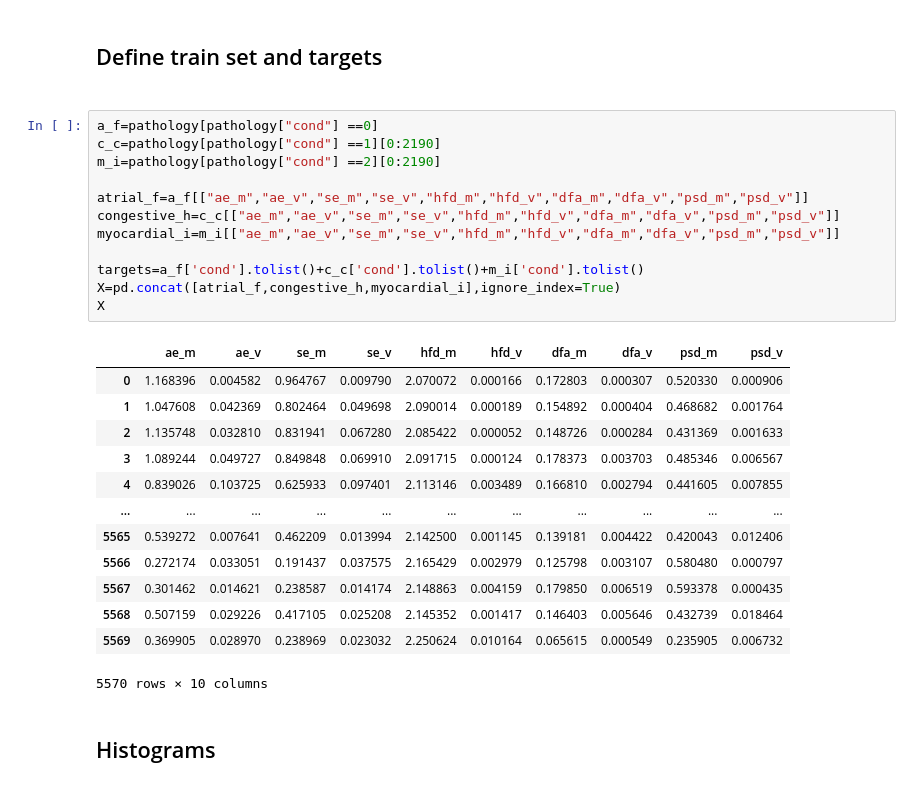
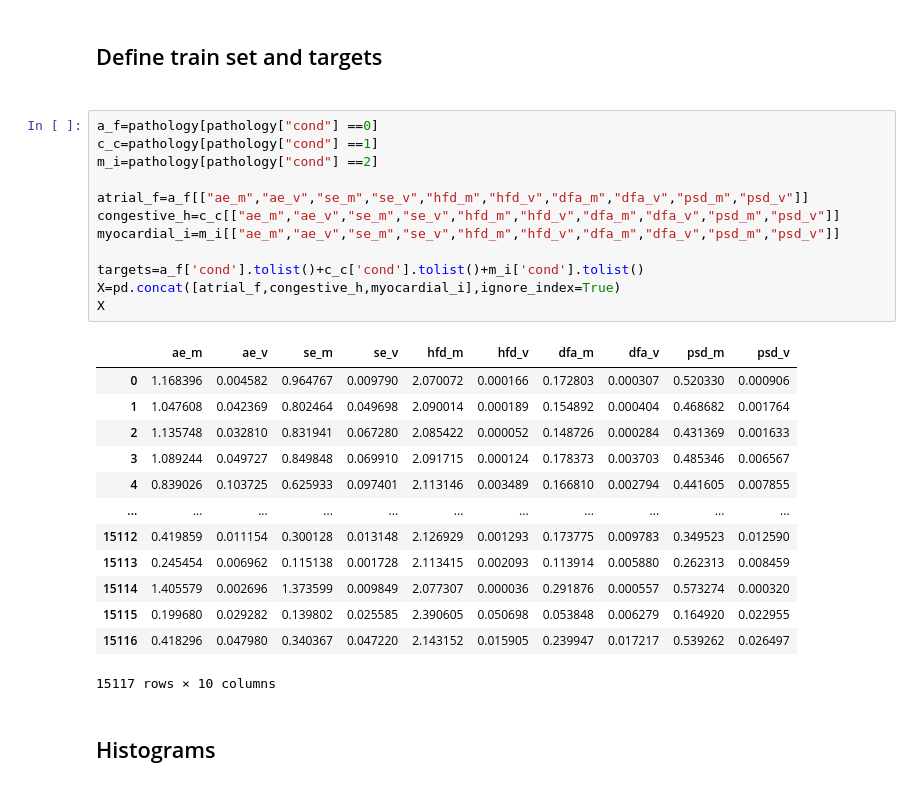
Before and after one commit to AlanPalomino/TTB_2020_2_13, a Jupyter notebook: Classification.ipynb, the cells around one changed output. Drawn from its saved outputs; the diff is of its cells as text.

```diff
--- a/Classification.ipynb
+++ b/Classification.ipynb
@@ -51,30 +51,30 @@ pathology[0:13619]
 <h2>Define train set and targets<h2>
 # %%
 a_f=pathology[pathology["cond"] ==0]
-c_c=pathology[pathology["cond"] ==1][0:2190]
-m_i=pathology[pathology["cond"] ==2][0:2190]
+c_c=pathology[pathology["cond"] ==1]
+m_i=pathology[pathology["cond"] ==2]
 
 atrial_f=a_f[["ae_m","ae_v","se_m","se_v","hfd_m","hfd_v","dfa_m","dfa_v","psd_m","psd_v"]]
 congestive_h=c_c[["ae_m","ae_v","se_m","se_v","hfd_m","hfd_v","dfa_m","dfa_v","psd_m","psd_v"]]
 myocardial_i=m_i[["ae_m","ae_v","se_m","se_v","hfd_m","hfd_v","dfa_m","dfa_v","psd_m","psd_v"]]
 
 targets=a_f['cond'].tolist()+c_c['cond'].tolist()+m_i['cond'].tolist()
 X=pd.concat([atrial_f,congestive_h,myocardial_i],ignore_index=True)
 X
 # %% [output]
 |  | ae_m | ae_v | se_m | se_v | hfd_m | hfd_v | dfa_m | dfa_v | psd_m | psd_v |
 | 0 | 1.168396 | 0.004582 | 0.964767 | 0.009790 | 2.070072 | 0.000166 | 0.172803 | 0.000307 | 0.520330 | 0.000906 |
 | 1 | 1.047608 | 0.042369 | 0.802464 | 0.049698 | 2.090014 | 0.000189 | 0.154892 | 0.000404 | 0.468682 | 0.001764 |
 | 2 | 1.135748 | 0.032810 | 0.831941 | 0.067280 | 2.085422 | 0.000052 | 0.148726 | 0.000284 | 0.431369 | 0.001633 |
 | 3 | 1.089244 | 0.049727 | 0.849848 | 0.069910 | 2.091715 | 0.000124 | 0.178373 | 0.003703 | 0.485346 | 0.006567 |
 | 4 | 0.839026 | 0.103725 | 0.625933 | 0.097401 | 2.113146 | 0.003489 | 0.166810 | 0.002794 | 0.441605 | 0.007855 |
 | ... | ... | ... | ... | ... | ... | ... | ... | ... | ... | ... |
-| 5565 | 0.539272 | 0.007641 | 0.462209 | 0.013994 | 2.142500 | 0.001145 | 0.139181 | 0.004422 | 0.420043 | 0.012406 |
-| 5566 | 0.272174 | 0.033051 | 0.191437 | 0.037575 | 2.165429 | 0.002979 | 0.125798 | 0.003107 | 0.580480 | 0.000797 |
-| 5567 | 0.301462 | 0.014621 | 0.238587 | 0.014174 | 2.148863 | 0.004159 | 0.179850 | 0.006519 | 0.593378 | 0.000435 |
-| 5568 | 0.507159 | 0.029226 | 0.417105 | 0.025208 | 2.145352 | 0.001417 | 0.146403 | 0.005646 | 0.432739 | 0.018464 |
-| 5569 | 0.369905 | 0.028970 | 0.238969 | 0.023032 | 2.250624 | 0.010164 | 0.065615 | 0.000549 | 0.235905 | 0.006732 |
+| 15112 | 0.419859 | 0.011154 | 0.300128 | 0.013148 | 2.126929 | 0.001293 | 0.173775 | 0.009783 | 0.349523 | 0.012590 |
+| 15113 | 0.245454 | 0.006962 | 0.115138 | 0.001728 | 2.113415 | 0.002093 | 0.113914 | 0.005880 | 0.262313 | 0.008459 |
+| 15114 | 1.405579 | 0.002696 | 1.373599 | 0.009849 | 2.077307 | 0.000036 | 0.291876 | 0.000557 | 0.573274 | 0.000320 |
+| 15115 | 0.199680 | 0.029282 | 0.139802 | 0.025585 | 2.390605 | 0.050698 | 0.053848 | 0.006279 | 0.164920 | 0.022955 |
+| 15116 | 0.418296 | 0.047980 | 0.340367 | 0.047220 | 2.143152 | 0.015905 | 0.239947 | 0.017217 | 0.539262 | 0.026497 |
-5570 rows × 10 columns
+15117 rows × 10 columns
 # %% [markdown]
 <h2>Histograms<h2>
 # %%
```
Also changed, not shown: parts of 9 cells of this notebook.
